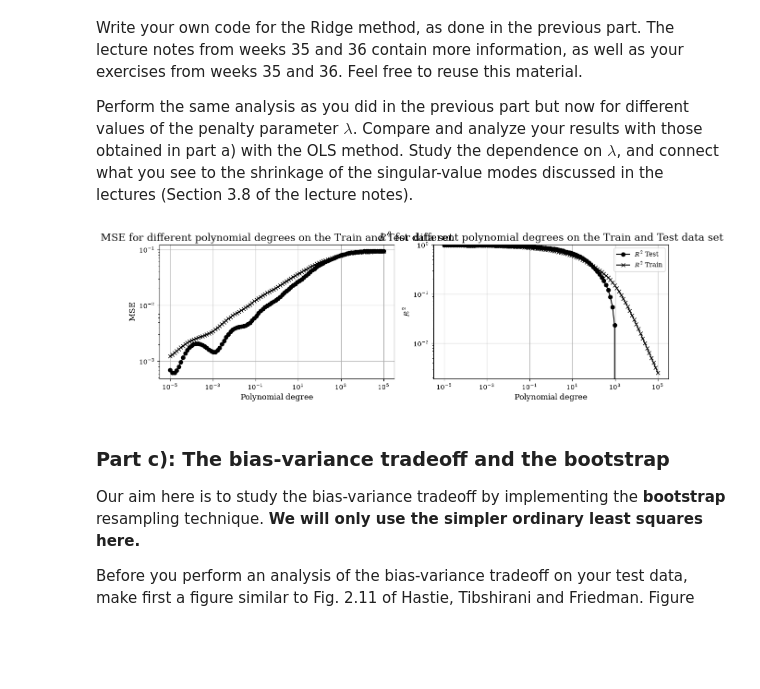
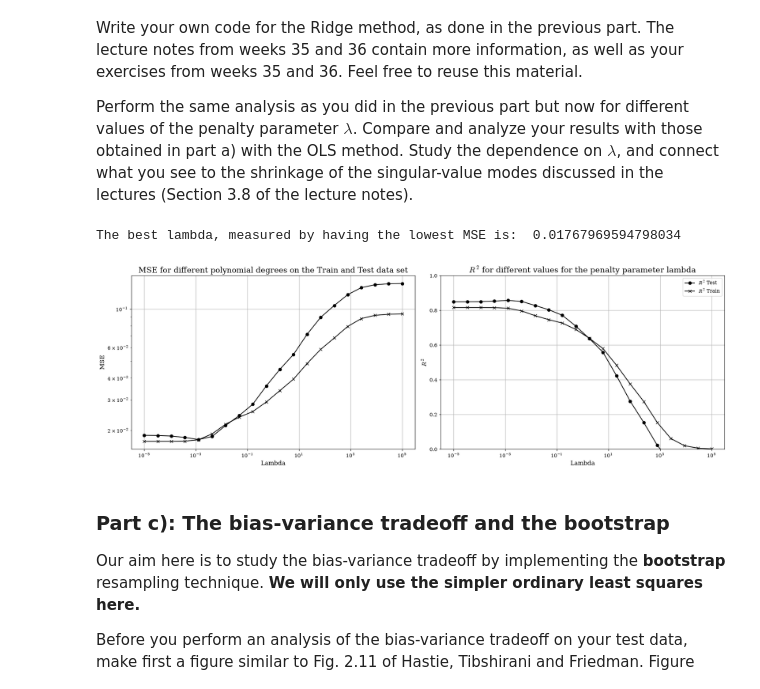
Before and after one commit to JOJ0O0O/MachineLearningUiO, a Jupyter notebook: doc/Projects/2026/Project1/Project1.ipynb, the cells around one changed output. Cells and saved outputs as stored; diff of their text form; code cells hidden in the pictures; blank space fills up the shorter version.

```diff
--- a/doc/Projects/2026/Project1/Project1.ipynb
+++ b/doc/Projects/2026/Project1/Project1.ipynb
@@ -116,7 +116,7 @@ rng = np.random.default_rng(2026)
 n = 100
 sigma = 0.1                                  # noise level: explore it!
 x = np.sort(rng.uniform(-1, 1, n))
-y = runge(x) #+ rng.normal(0, sigma, n)
+y = runge(x) + rng.normal(0, sigma, n)
 
 xx = np.linspace(-1, 1, 400)
 plt.plot(xx, runge(xx), color="#004488", label="Runge's function")
@@ -358,7 +323,13 @@ $\lambda$, and connect what you see to the shrinkage of the singular-value modes
 discussed in the lectures (Section 3.8 of the lecture notes).
 # %%
 # Your code for part b) here
-
+"""
+AI Disclaimer:
+I have used AI to correct some of this code after I had an issue with scaling / centering
+For this I used Chat-GPT 6
+None of the below code was written using AI, however an error in the code was found.
+This therefore corresponds to usage level 1
+"""
 def Ridgebysvd(X, y, lam):
     """
     Calculate OLS using the SVD of X, similar to lecturebook page 83 (Machine Learning and the Physical Sciences, Morten Hjorth-Jensen)
@@ -379,43 +350,56 @@ def TestLam(X, Xtest, y, ytest, lam):
     R2test = sklearn.metrics.r2_score(ytest, ypred)
     return MSEtest, R2test, MSEtrain, R2train, theta
 
-lams = np.logspace(-5, 5, 100)
+degree = 8
+XTrain = xtrain**1
+Xtest = (xTest**1)
+for i in range(2, degree + 1):
+        XTrain = np.vstack((XTrain, xtrain ** i))
+        Xtest = np.vstack((Xtest, xTest ** i))
+XTrain = XTrain.T
+Xtest = Xtest.T
+XTrain, Xtest, ytrain, ytest = Scaledata(XTrain, Xtest, ytrain, ytest)
+
+
+#Initialize arrays to store values
+lams = np.logspace(-5, 5, 20)
 MSEtest = []
 R2test = []
 MSEtrain = []
 R2train = []
 theta = []
 
 for lam in lams:
-    MSEtesti, R2testi, MSEtraini, R2traini, thetai = TestLam(Xtrain_norm, XTest_norm, ytrain_center, ytest_center, lam)
+    MSEtesti, R2testi, MSEtraini, R2traini, thetai = TestLam(XTrain, Xtest, ytrain, ytest, lam)
     MSEtest.append(MSEtesti)
     MSEtrain.append(MSEtraini)
     R2train.append(R2traini)
     R2test.append(R2testi)
     theta.append(thetai)
 
 #plotting results for R2 and MSE values for training and test data set
-fig, ax1 = plt.subplots(1, 2, figsize=(12, 4))
+fig, ax1 = plt.subplots(1, 2, figsize=(18, 6))
 ax1[0].loglog(lams, MSEtest, label = "MSEtest", marker = 'o', color = "black")
-ax1[0].set_xlabel('Polynomial degree')
+ax1[0].set_xlabel('Lambda')
 ax1[0].set_ylabel('MSE')
 ax1[0].loglog(lams, MSEtrain, label = "MSEtrain", marker = 'x', color = "black")
 ax1[0].set_title("MSE for different polynomial degrees on the Train and Test data set")
 plt.legend(labels = ["MSE Test", "MSE Train"])
 
-ax1[1].loglog(lams, R2test, label = "R2test", marker = 'o', color = "black")
-ax1[1].set_xlabel('Polynomial degree')
+ax1[1].semilogx(lams, R2test, label = "R2test", marker = 'o', color = "black")
+ax1[1].set_xlabel('Lambda')
 ax1[1].set_ylabel('$R^2$')
 ax1[1].set_xticks(degreelist)
-ax1[1].loglog(lams, R2train, label = "R2train", marker = 'x', color = "black")
-ax1[1].set_title("$R^2$ for different polynomial degrees on the Train and Test data set")
+ax1[1].semilogx(lams, R2train, label = "R2train", marker = 'x', color = "black")
+ax1[1].set_title("$R^2$ for different values for the penalty parameter lambda")
 ax1[1].set_ybound([0,1])
 plt.legend(labels = ["$R^2$ Test", "$R^2$ Train"])
 plt.tight_layout()
 
-print("The best lambda, measured by having the lowest MSE is: ", MSEtest.min())
+print("The best lambda, measured by having the lowest MSE is: ", np.array(MSEtest).min())
 # %% [output]
+The best lambda, measured by having the lowest MSE is:  0.01767969594798034
-[figure, old version]
+[figure, new version]
 # %% [markdown]
 ### Part c): The bias-variance tradeoff and the bootstrap
 
```
Also changed, not shown: parts of 2 cells of this notebook, 1 other file.
